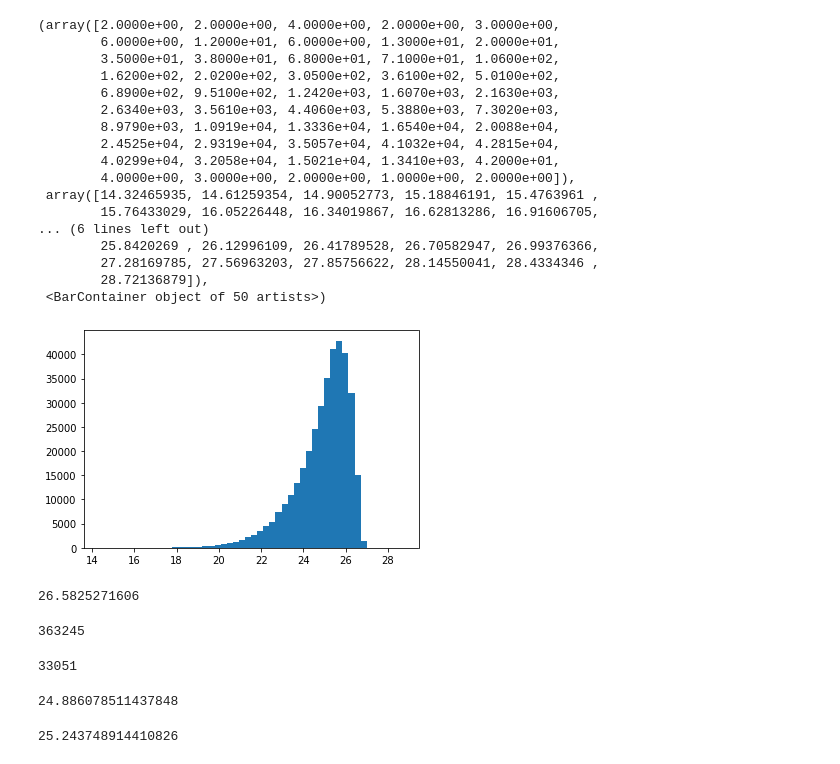
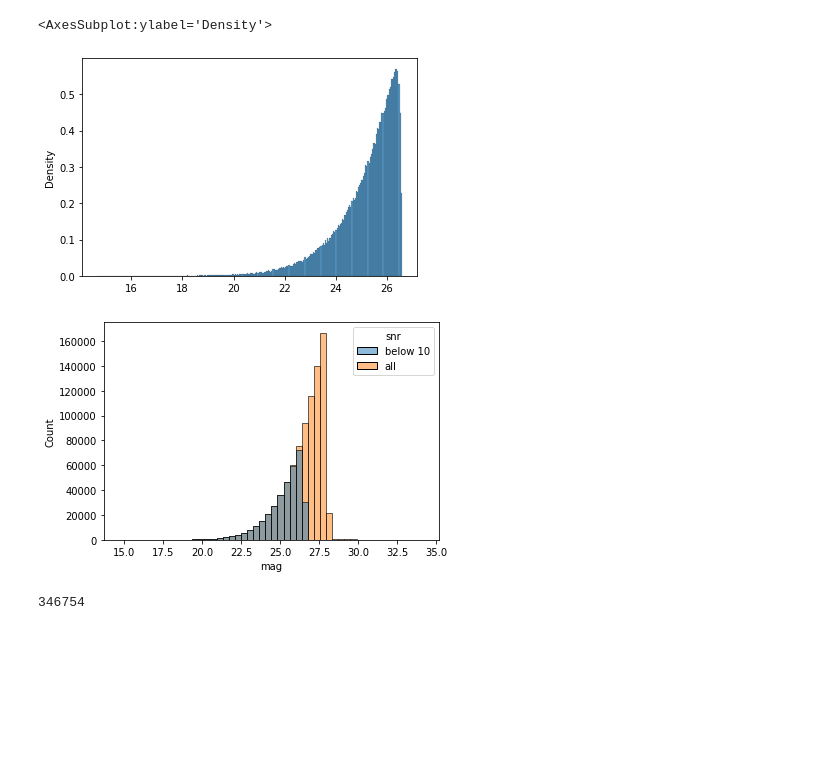
Before and after one commit to b-biswas/MADNESS-legacy, a Jupyter notebook: notebooks/catsim_snr_cut.ipynb, the cells around one changed output. Saved outputs shown, nothing was run; the diff lists cells and outputs as text; code cells hidden in the pictures; blank space fills up the shorter version.

```diff
--- a/notebooks/catsim_snr_cut.ipynb
+++ b/notebooks/catsim_snr_cut.ipynb
@@ -40,11 +52,21 @@ snr = []
 
 B = mean_sky_level("LSST", "r").to_value("electron")
 sig_instr = 12.7
-n_eff = 2.266*((.83/.2)**2)
+#n_eff = 2.266*((.83/.2)**2)
 # Assume gain = 1
 
 for row in catalog:
     #print(row['r_ab'])
+
+    # FWHM of galaxy
+    FWHM_row = np.sqrt(row["a_d"]*row["b_d"])
+
+    # convolve with FWHM of PSF
+    FWHM = np.sqrt(FWHM_row**2 + .83**2)
+
+    # compute n_eff
+    n_eff = 2.266*((FWHM/.2)**2)
+
     C = mag2counts(row['r_ab'], "LSST", "r").to_value("electron") # is this correct?
     snr.append(C / np.sqrt(C + ( B + sig_instr**2 ) * n_eff))
 # %%
@@ -120,41 +124,25 @@ snr_10_cat = catalog[snr>=10]
+# %%
+sns.histplot(snr_10_cat["r_ab"], stat="density")
+# %% [output]
+<AxesSubplot:ylabel='Density'>
+[figure, added]
 # %%
-plt.hist(snr_10_cat["i_ab"], bins=50)
+import pandas as pd
+sns_mag_df = {}
+
+sns_mag_df["mag"] = list(snr_10_cat["r_ab"])
+sns_mag_df["snr"] = ["below 10"]*len(snr_10_cat)
+
+sns_mag_df["mag"].extend(list(catalog["r_ab"]))
+sns_mag_df["snr"].extend(["all"]*len(catalog))
+
+sns_mag_df = pd.DataFrame(sns_mag_df)
+
+bins = sns.histplot(data=sns_mag_df, x="mag", hue="snr", bins=50, alpha=.5)
+#sns.(catalog["i_ab"], bins=bins[1], alpha=.5)
 # %% [output]
-(array([2.0000e+00, 2.0000e+00, 4.0000e+00, 2.0000e+00, 3.0000e+00,
-        6.0000e+00, 1.2000e+01, 6.0000e+00, 1.3000e+01, 2.0000e+01,
-        3.5000e+01, 3.8000e+01, 6.8000e+01, 7.1000e+01, 1.0600e+02,
-        1.6200e+02, 2.0200e+02, 3.0500e+02, 3.6100e+02, 5.0100e+02,
-        6.8900e+02, 9.5100e+02, 1.2420e+03, 1.6070e+03, 2.1630e+03,
-        2.6340e+03, 3.5610e+03, 4.4060e+03, 5.3880e+03, 7.3020e+03,
-        8.9790e+03, 1.0919e+04, 1.3336e+04, 1.6540e+04, 2.0088e+04,
-        2.4525e+04, 2.9319e+04, 3.5057e+04, 4.1032e+04, 4.2815e+04,
-        4.0299e+04, 3.2058e+04, 1.5021e+04, 1.3410e+03, 4.2000e+01,
-        4.0000e+00, 3.0000e+00, 2.0000e+00, 1.0000e+00, 2.0000e+00]),
- array([14.32465935, 14.61259354, 14.90052773, 15.18846191, 15.4763961 ,
-        15.76433029, 16.05226448, 16.34019867, 16.62813286, 16.91606705,
-... (6 lines left out)
-        25.8420269 , 26.12996109, 26.41789528, 26.70582947, 26.99376366,
-        27.28169785, 27.56963203, 27.85756622, 28.14550041, 28.4334346 ,
-        28.72136879]),
- <BarContainer object of 50 artists>)
-[figure, old version]
+[figure, new version]
-# %%
-np.amax(snr_10_cat["r_ab"])
-# %% [output]
-26.5825271606
 # %%
 len(snr_10_cat)
 # %% [output]
-363245
+346754
-# %%
-np.sum(snr_10_cat["i_ab"]<23)
-# %% [output]
-33051
-# %%
-np.mean(snr_10_cat["i_ab"])
-# %% [output]
-24.886078511437848
-# %%
-np.mean(snr_10_cat["r_ab"])
-# %% [output]
-25.243748914410826
```
Also changed, not shown: parts of 23 cells of this notebook, 5 other files.
